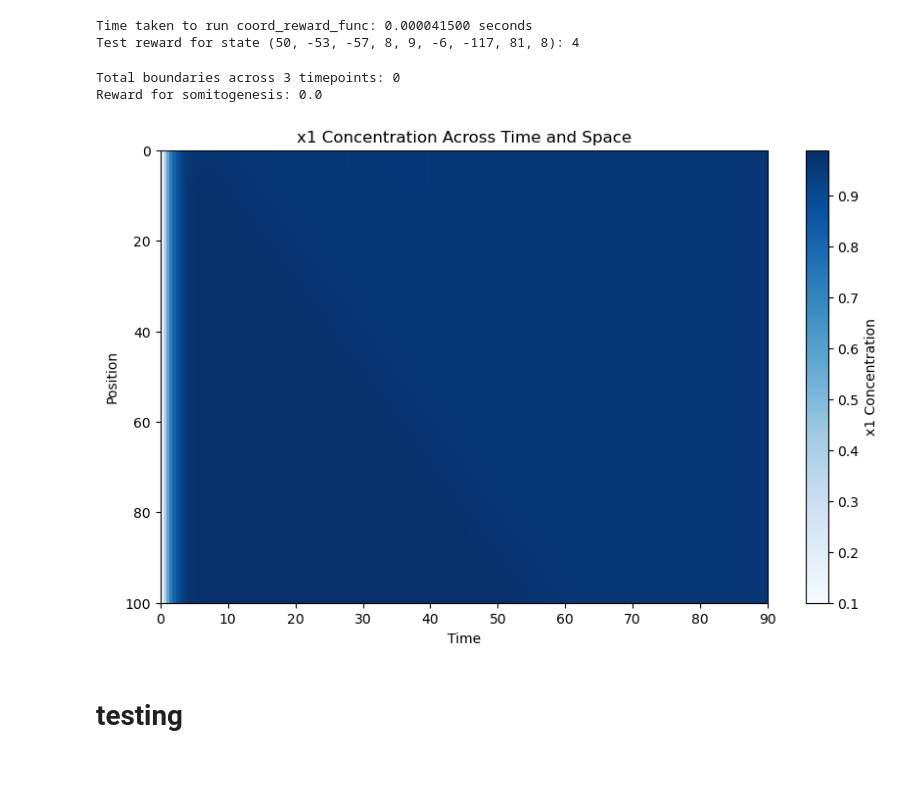
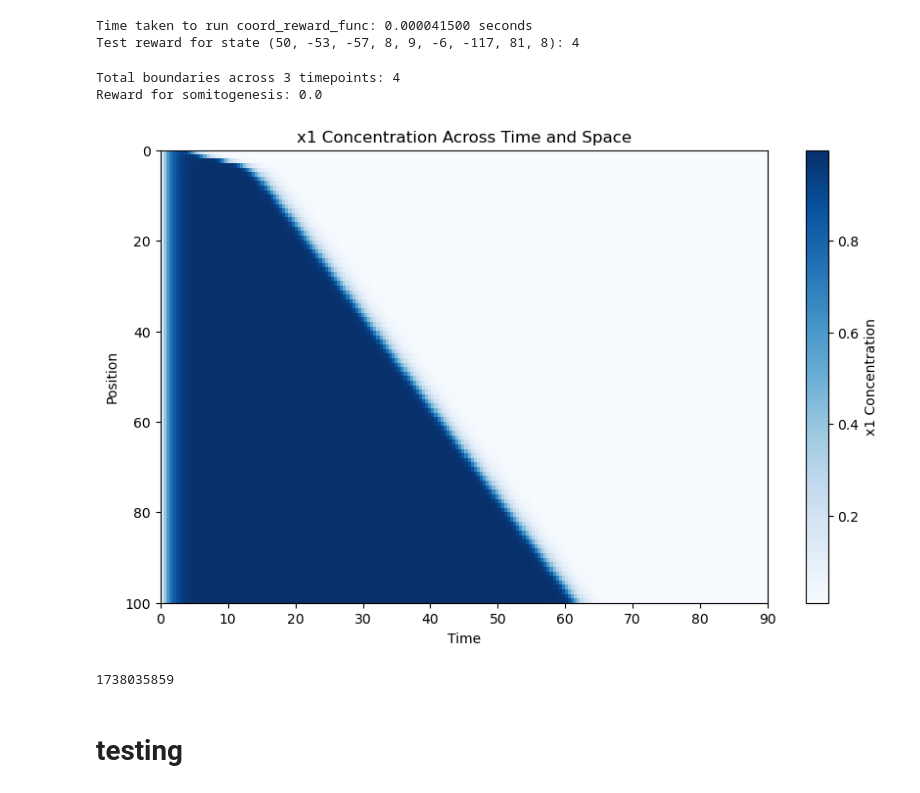
Before and after one commit to qhuang20/discrete-gflownet, a Jupyter notebook: test_grid.ipynb, the cells around one changed output. Saved outputs shown, nothing was run; the diff lists cells and outputs as text; code cells hidden in the pictures.

```diff
--- a/test_grid.ipynb
+++ b/test_grid.ipynb
@@ -44,7 +44,7 @@ Test reward for state (50, -53, -57, 8, 9, -6, -117, 81, 8): 4
 # test_weights =(77, 135, -100, 55, 200, -200, 200, 77, 55)
 # test_weights = (196, -110, -26, 200, 37, -3, 183, -30, 125)
 # test_weights = (185, -105, -27, 200, 75, -81, 50, 5, -31)
-# test_weights = (77, 135, -100, 55, 200, -200, 200, 77, 55)
+test_weights = (77, 135, -100, 55, 200, -200, 200, 77, 55)
 # test_weights = [100, 100, -96, 100, -100, -96, 92, 100, 100]
 
 
@@ -62,12 +62,21 @@ Test reward for state (50, -53, -57, 8, 9, -6, -117, 81, 8): 4
 # test_weights = (177, -177, -5, 200, 176, -125, -50, 25, 181)
 # test_weights = (150, -100, 55, -81, 151, 177, -75, -31, 161)
 # test_weights = (181, -152, 30, 81, 151, -101, 150, 80, 151)
+# test_weights = (180, -151, 30, 181, 156, -111, -51, -5, 200)
+# test_weights = (-1, 107, -156, -155, 135, -57, 200, -176, 82)
+# test_weights = (50, -180, 151, -75, 140, -126, -200, 186, 175)
+# test_weights = (50, -180, 151, -75, 140, -126, -200, 186, 175)
+
 
 
 
 """Noisy"""
 # test_weights = (76, -56, -1, -55, 75, -1, -51, 55, 130)
 # test_weights = (80, -100, -1, 180, 150, -100, 176, -36, 100)
+# test_weights = (130, -105, -25, -75, 100, -25, 75, -25, -127)
+# test_weights = (155, -105, -25, -75, 125, -25, 75, -25, -130)
+# test_weights = (180, -151, 30, 181, 156, -111, -51, -5, 200)
+# test_weights = (57, -177, 105, 181, 125, -182, -181, -60, 200)
 
 
 
@@ -84,37 +93,44 @@ Test reward for state (50, -53, -57, 8, 9, -6, -117, 81, 8): 4
 # test_weights = [137, -155, 153, 35, -14, -45, -101, -32, 42]
 # test_weights = [171, -155, 153, 35, -14, -45, -101, -32, 42]
 # test_weights = [89, -81, -18, 35, 90, -90, -82, -13, 113]
 # test_weights = [89, -81, -18, 35, 90, -90, -82, -53, 113]
 # test_weights = [70, -81, -21, 12, 113, -103, -85, -16, 40]
 # test_weights = [13, -81, -18, -7, 93, -87, -66, -13, 27]
 # test_weights = (151, -125, -56, 107, 160, -126, 101, -16, 175)
 # test_weights = (80, -76, 51, 125, 176, -78, -86, -55, 150)
+# test_weights = (100, -126, 75, 175, 110, 75, -151, -5, 155)
+# test_weights = (105, -55, -50, 106, 126, -105, 75, -31, 150)
 
 
 
 """PERFECT"""
 # test_weights = (126, -125, -56, 107, 105, -126, 100, -11, 175)
 # test_weights = [153, -159, -32, 19, -14, -45, -101, -32, 42]
 # test_weights = [15, -94, -27, -4, 100, -90, -85, -13, 30]
 # test_weights = [150, -162, 145, 19, -20, 10, -104, -29, 65]
 # test_weights = [1, -166, 119, -87, 58, -85, -111, -60, 78]
-test_weights = [155, -200, 73, -49, 100, -103, -127, -19, 27]
+# test_weights = [155, -200, 73, -49, 100, -103, -127, -19, 27]
+# test_weights = (105, -55, -50, 106, 126, -130, 100, -31, 150)
+# test_weights = (112, -105, 57, 55, 150, -105, -155, -65, 136)
 
 
-test_weights = (8, 88, -17, 8, -91, 102, 163, 51, 6)
 
 
 
 
 start_time = time.perf_counter_ns()
 reward = somitogenesis_reward_func(test_weights, plot=True)
 print(f"Reward for somitogenesis: {reward}")
 end_time = time.perf_counter_ns()
 # print(f"Time taken to run coord_reward_func: {(end_time - start_time)/1e9:.9f} seconds")
 # %% [output]
-Total boundaries across 3 timepoints: 0
+Total boundaries across 3 timepoints: 4
 Reward for somitogenesis: 0.0
-[figure, old version]
+[figure, new version]
+# %%
+int(time.time())
+# %% [output]
+1738035859
 # %%
 # fig = plt.figure(figsize=(25, 12))
 
```
Also changed, not shown: 1 other file.
